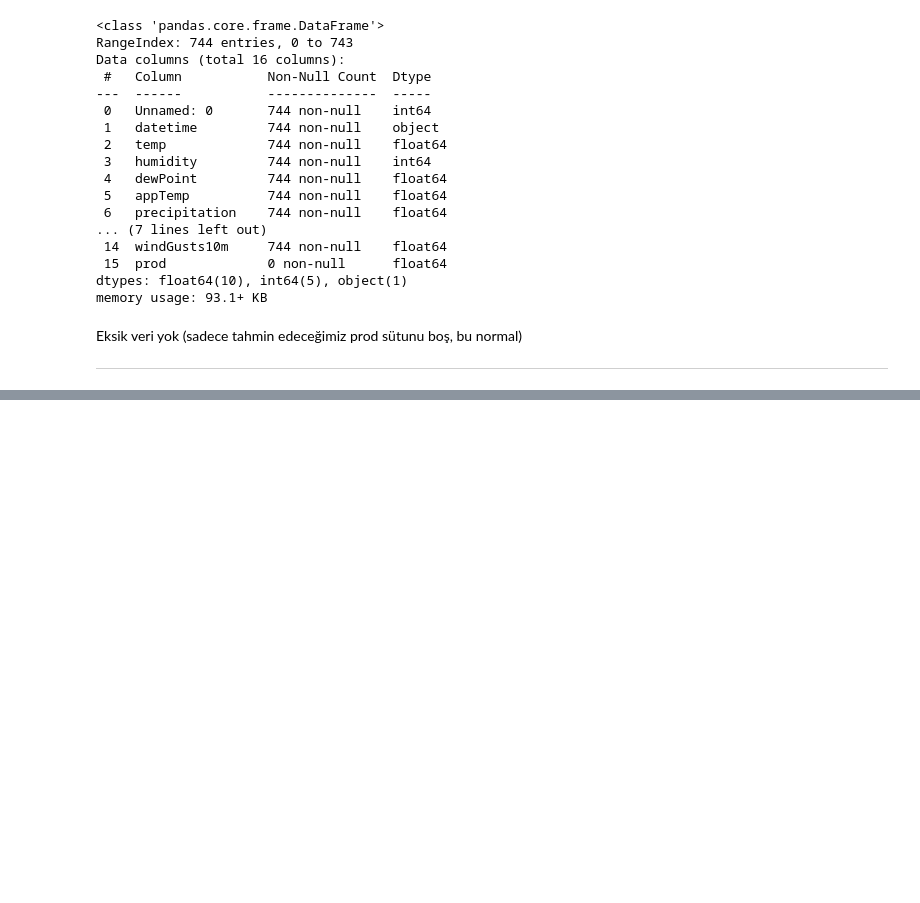
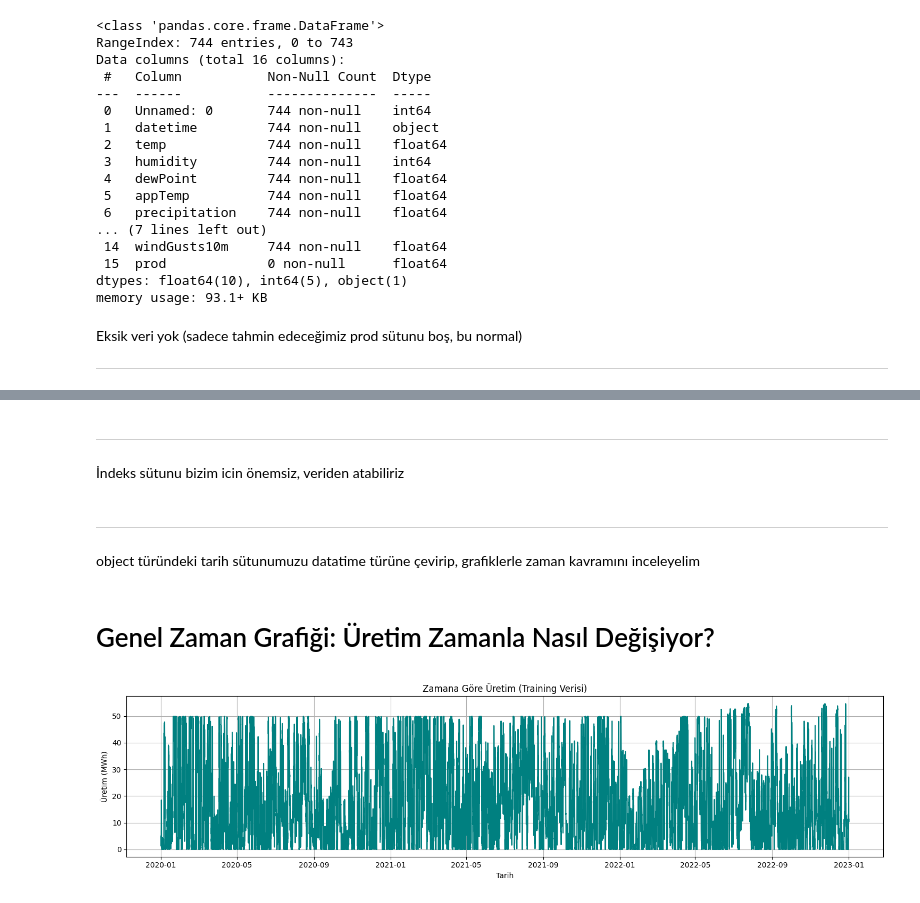
Before and after one commit to musa-fe/Machine_Learning_3, a Jupyter notebook: MachineLearning_3.ipynb, the cells around one changed output, grey strips where cells are left out. Drawn from its saved outputs; the diff is of its cells as text; code cells hidden in the pictures; blank space fills up the shorter version.

```diff
--- a/MachineLearning_3.ipynb
+++ b/MachineLearning_3.ipynb
@@ -71,0 +71,39 @@ AttributeError: 'function' object has no attribute 'sum'
+# %%
+train['source'] = 'train'
+test['source'] = 'test'
+test['prod'] = None
+
+combined = pd.concat([train, test], ignore_index=True)
+# %% [markdown]
+---
+İndeks sütunu bizim icin önemsiz, veriden atabiliriz
+# %%
+combined.drop(columns=['Unnamed: 0'], inplace=True)
+# %% [markdown]
+---
+object türündeki tarih sütunumuzu datatime türüne çevirip, grafiklerle zaman kavramını inceleyelim
+# %%
+combined['datetime'] = pd.to_datetime(combined['datetime'])
+
+combined = combined.sort_values('datetime')
+
+combined['hour'] = combined['datetime'].dt.hour
+combined['month'] = combined['datetime'].dt.month
+combined['weekday'] = combined['datetime'].dt.weekday
+# %% [markdown]
+# Genel Zaman Grafiği: Üretim Zamanla Nasıl Değişiyor?
+# %%
+import matplotlib.pyplot as plt
+
+train_only = combined[combined['source'] == 'train']
+
+plt.figure(figsize=(15,4))
+plt.plot(train_only['datetime'], train_only['prod'], color='teal')
+plt.title('Zamana Göre Üretim (Training Verisi)')
+plt.xlabel('Tarih')
+plt.ylabel('Üretim (MWh)')
+plt.grid(True)
+plt.tight_layout()
+plt.show()
+# %% [output]
+[figure, added]
```
Also changed, not shown: parts of 9 cells of this notebook.
